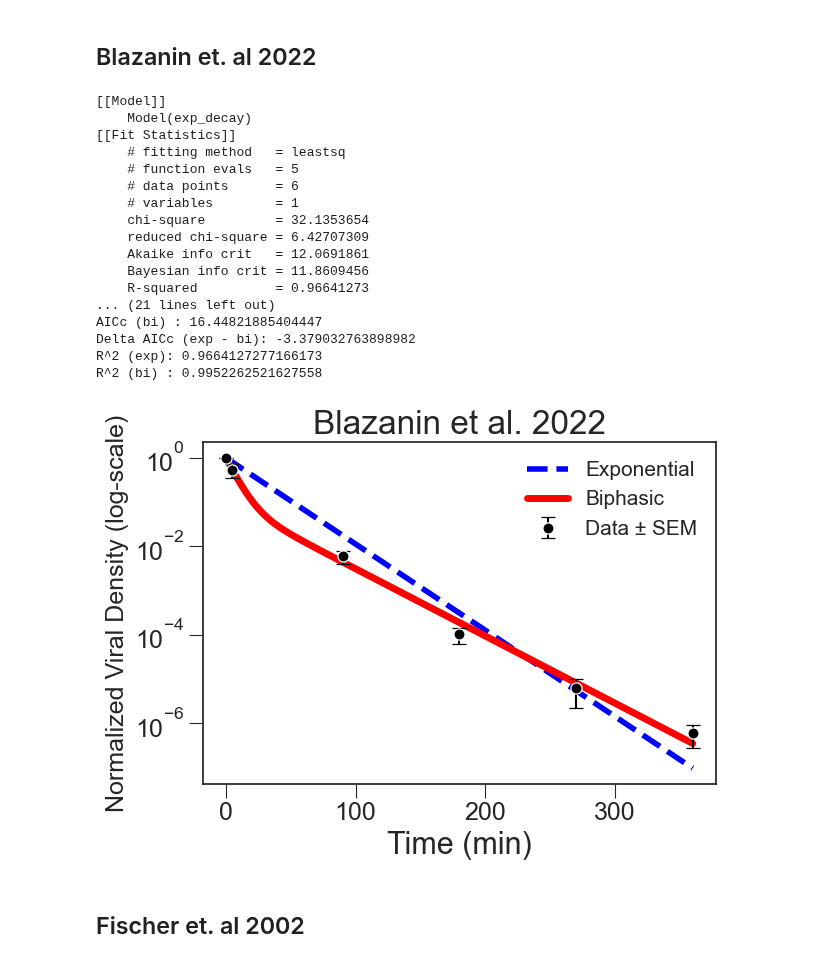
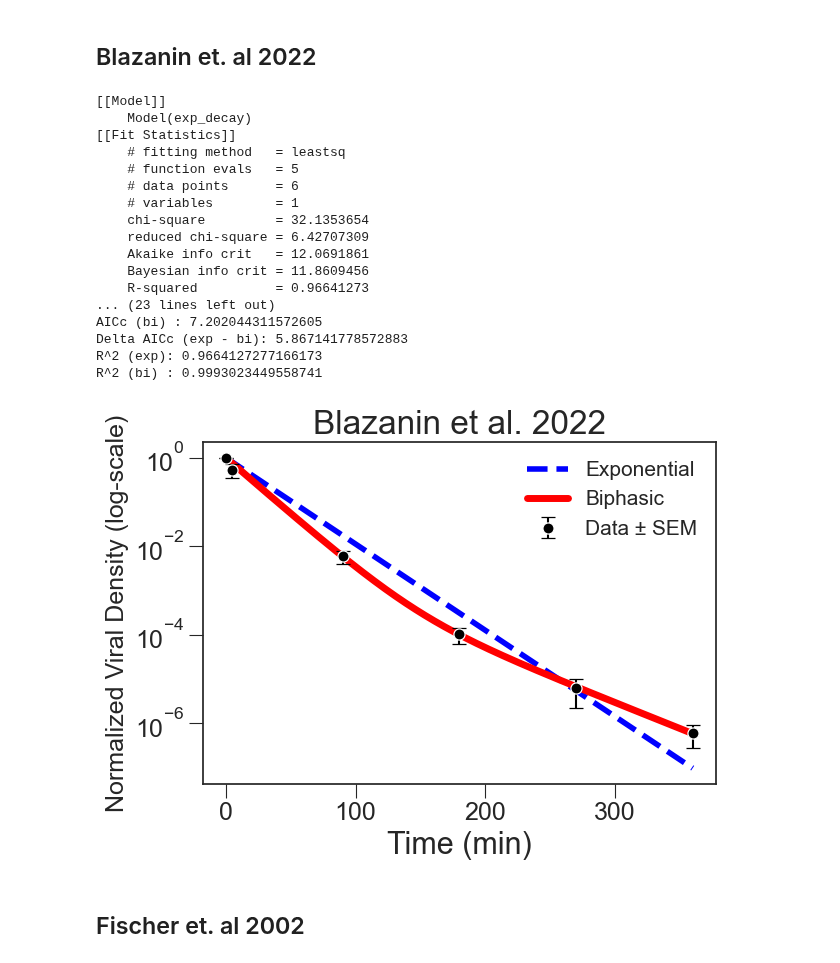
Before and after one commit to aranilah/Slower-than-exponential-viral-decay, a Jupyter notebook: Biphasic_vs_exp.ipynb, the cells around one changed output. Saved outputs shown, nothing was run; the diff lists cells and outputs as text; code cells hidden in the pictures.

```diff
--- a/Biphasic_vs_exp.ipynb
+++ b/Biphasic_vs_exp.ipynb
@@ -100,22 +100,28 @@ late  = t_shift > mid
 k1_0 = -np.polyfit(t_shift[early], lny10[early], 1)[0] * np.log(10)
 k2_0 = -np.polyfit(t_shift[late],  lny10[late],  1)[0] * np.log(10)
 k1_0 = max(k1_0, 2 * k2_0)
-p_0 = 0.5
+p_0_values = np.linspace(0.05, 0.95, 19)
 
 # Setting initial parameters
 params_exp = m_exp.make_params(k=k0)
-params_bi = m_bi.make_params(p=p_0,k1=k1_0,k2=k2_0)
-params_bi["p"].min = 0
-params_bi["p"].max = 1
-params_bi["k1"].min = 0
-params_bi["k2"].min = 0
 
 # Error weights: use 1/sem_log10 where sem_log10>0, else neutral weight=1
 w = np.where(sem_log10 > 0, 1/sem_log10, 1.0)
 
 # Fit results
 res_exp = m_exp.fit(lny10, params=params_exp, t=t_shift, weights=w)
-res_bi  = m_bi.fit(lny10, params=params_bi,  t=t_shift, weights=w)
+
+res_bi_all = []
+for p_0 in p_0_values:
+    params_bi = m_bi.make_params(p=p_0, k1=k1_0, k2=k2_0)
+    params_bi["p"].min = 0
+    params_bi["p"].max = 1
+    params_bi["k1"].min = 0
+    params_bi["k2"].min = 0
+    res_bi_all.append(m_bi.fit(lny10, params=params_bi, t=t_shift, weights=w))
+
+res_bi = min(res_bi_all, key=lambda result: result.chisqr)
+
 t_fit = np.linspace(t_shift.min(), t_shift.max(), 10**6)
 exp_fit = m_exp.eval(params=res_exp.params, t=t_fit)
 bi_fit  = m_bi.eval(params=res_bi.params,  t=t_fit)
@@ -150,38 +156,38 @@ AICc_exp = AIC_exp + (2*k_exp*(k_exp+1)) / (n_exp - k_exp - 1)
 AICc_bi  = AIC_bi  + (2*k_bi*(k_bi+1))   / (n_bi - k_bi  - 1)
 print("AICc (exp):", AICc_exp)
 print("AICc (bi) :", AICc_bi)
 print("Delta AICc (exp - bi):", AICc_exp - AICc_bi)
 
 #R^2 calculations
 R2_exp = res_exp.rsquared
 R2_bi = res_bi.rsquared
 print("R^2 (exp):", R2_exp)
 print("R^2 (bi) :", R2_bi)
 
 #Store AIC(c) and R^2 values
 DeltaAICc.append(AICc_exp - AICc_bi)
 DeltaAIC.append(AIC_exp - AIC_bi)
 R2exp.append(R2_exp)
 R2bi.append(R2_bi)
 # %% [output]
 [[Model]]
     Model(exp_decay)
 [[Fit Statistics]]
     # fitting method   = leastsq
     # function evals   = 5
     # data points      = 6
     # variables        = 1
     chi-square         = 32.1353654
     reduced chi-square = 6.42707309
     Akaike info crit   = 12.0691861
     Bayesian info crit = 11.8609456
     R-squared          = 0.96641273
-... (21 lines left out)
-AICc (bi) : 16.44821885404447
-Delta AICc (exp - bi): -3.379032763898982
+... (23 lines left out)
+AICc (bi) : 7.202044311572605
+Delta AICc (exp - bi): 5.867141778572883
 R^2 (exp): 0.9664127277166173
-R^2 (bi) : 0.9952262521627558
+R^2 (bi) : 0.9993023449558741
-[figure, old version]
+[figure, new version]
 # %% [markdown]
 ## Fischer et. al 2002
 # %%
```
Also changed, not shown: parts of 18 cells of this notebook, 1 other file.
